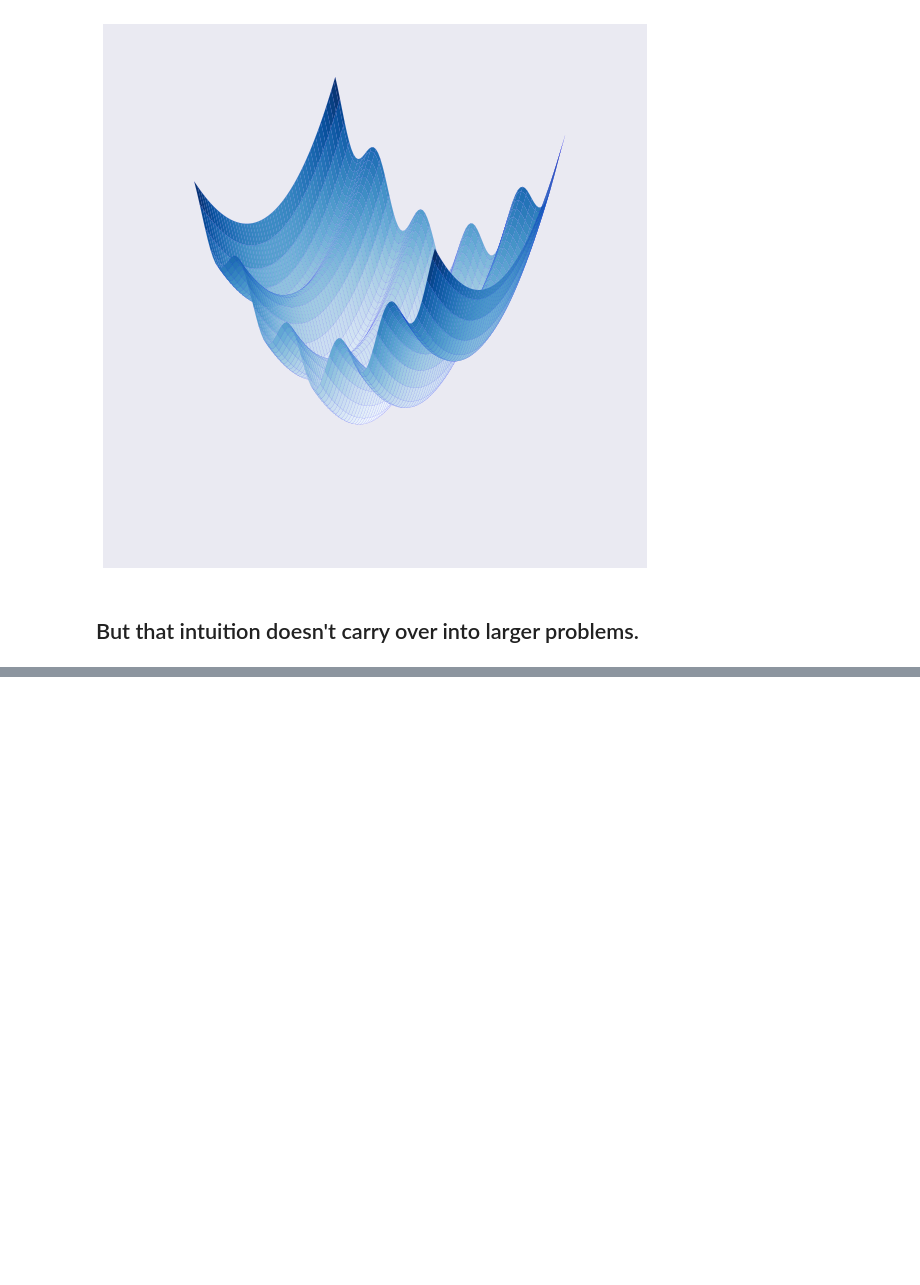
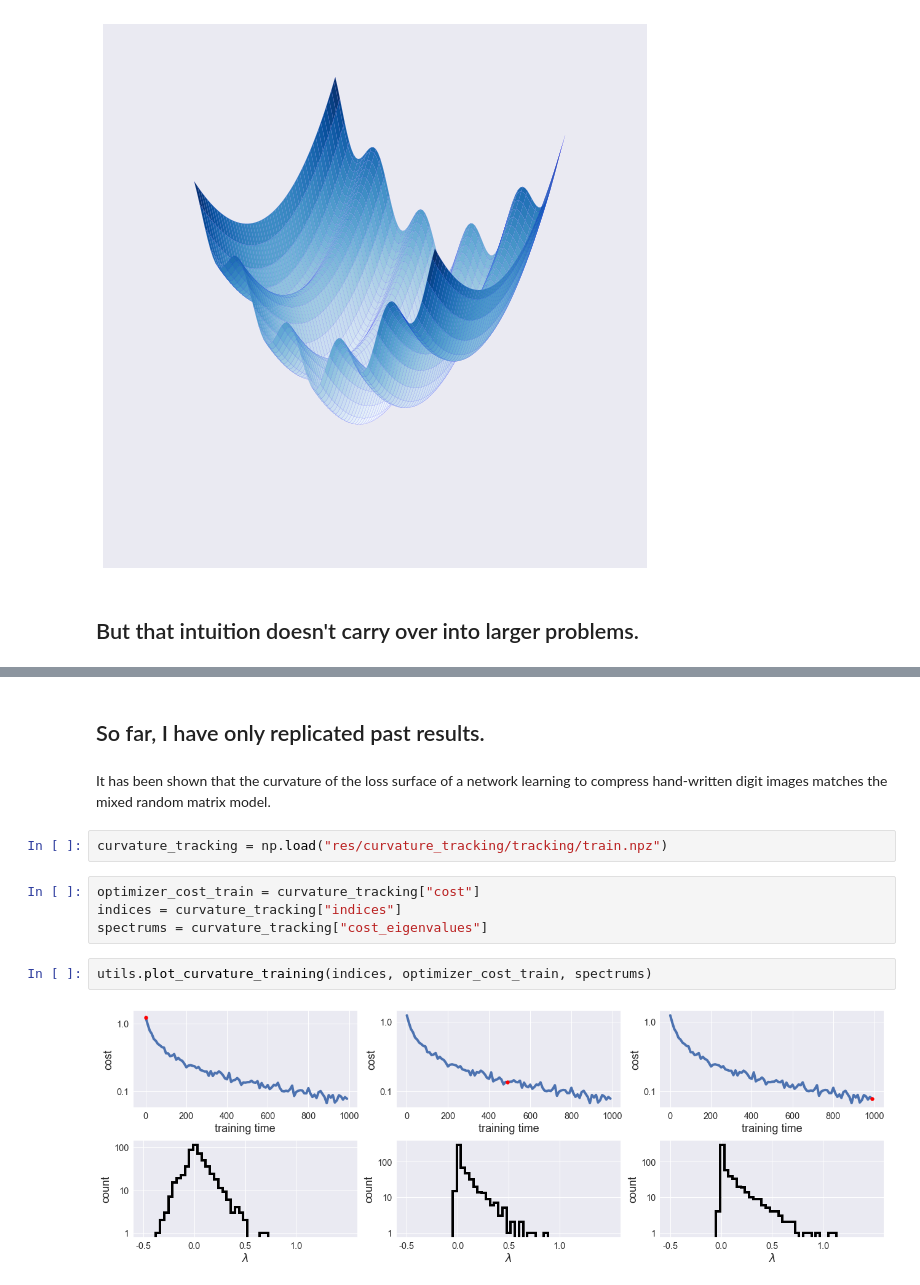
Before and after one commit to charlesfrye/neurotroph_presentation_20180423, a Jupyter notebook: Understanding Neural Network Optimization.ipynb, the cells around one changed output, grey strips where cells are left out. Drawn from its saved outputs; the diff is of its cells as text; blank space fills up the shorter version.

Commit message:
adds draft of second half of talk, on curvature

```diff
--- a/Understanding Neural Network Optimization.ipynb
+++ b/Understanding Neural Network Optimization.ipynb
@@ -251,0 +309,14 @@ plot_cost_surface(cost, N, mesh_extent)
+# %% [markdown]
+## So far, I have only replicated past results.
+# %% [markdown]
+It has been shown that the curvature of the loss surface of a network learning to compress hand-written digit images matches the mixed random matrix model.
+# %%
+curvature_tracking = np.load("res/curvature_tracking/tracking/train.npz")
+# %%
+optimizer_cost_train = curvature_tracking["cost"]
+indices = curvature_tracking["indices"]
+spectrums = curvature_tracking["cost_eigenvalues"]
+# %%
+utils.plot_curvature_training(indices, optimizer_cost_train, spectrums)
+# %% [output]
+[figure, added]
```
Also changed, not shown: parts of 52 cells of this notebook, 8 other files.
